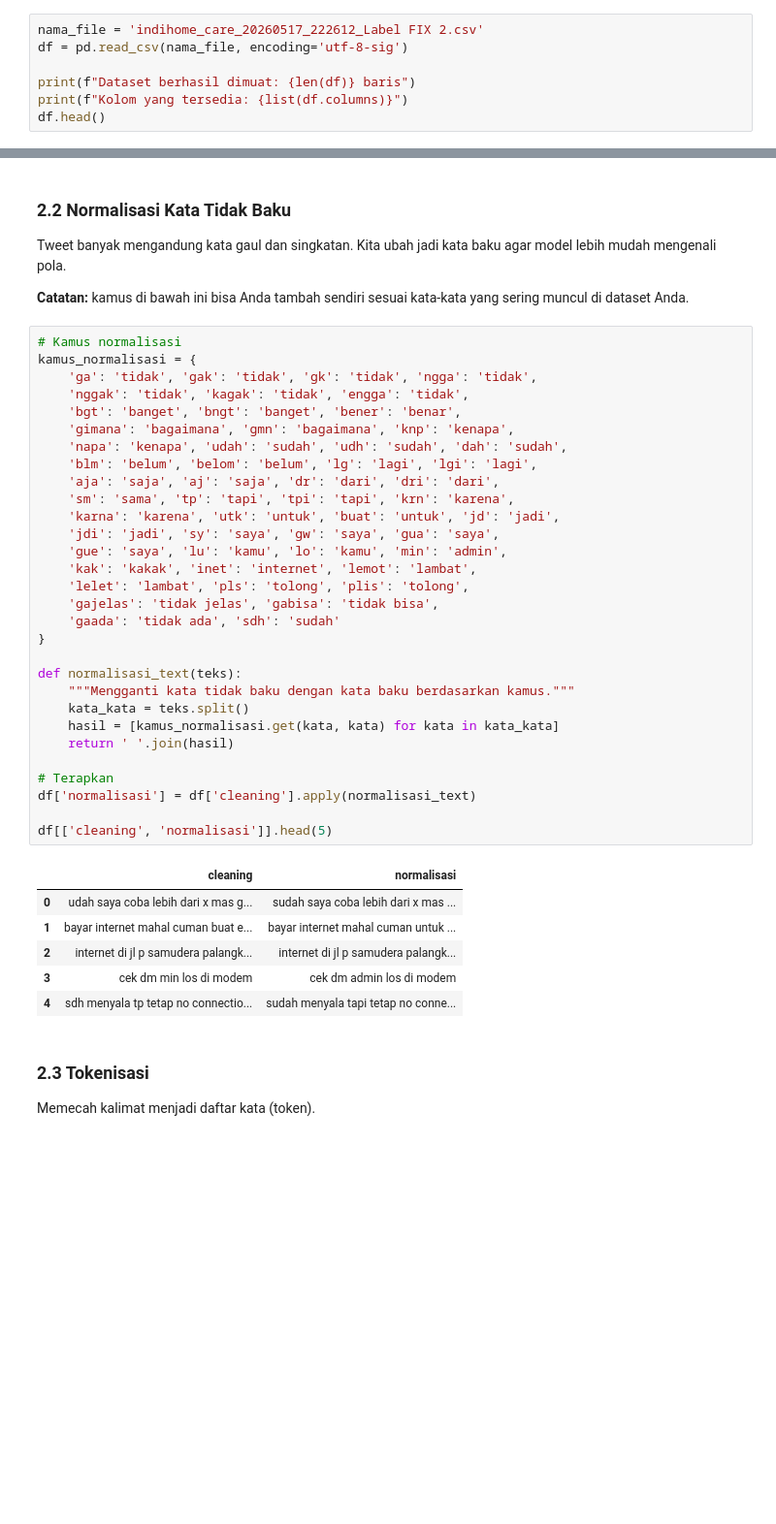
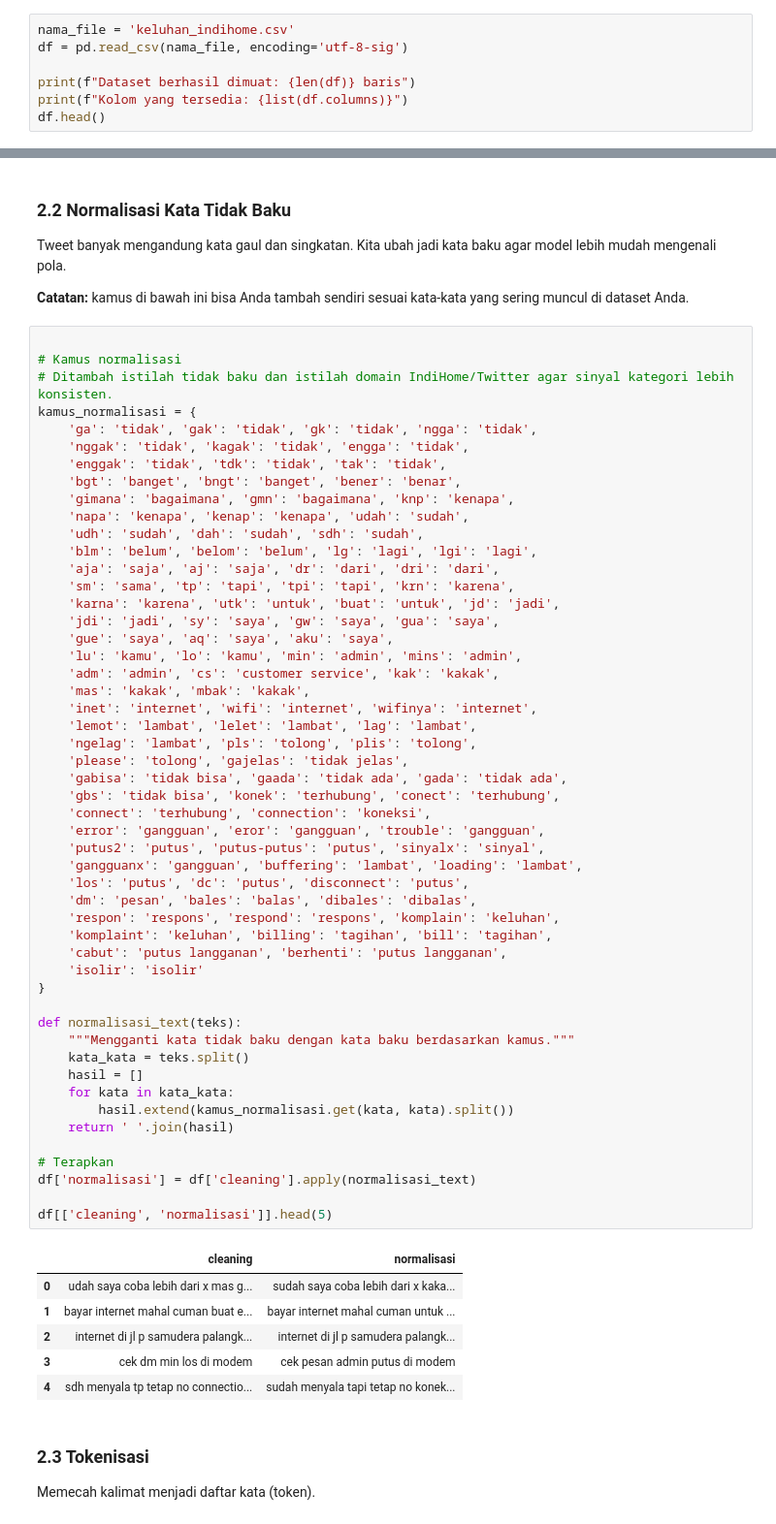
Before and after one commit to reuszy/Tubes_KAI, a Jupyter notebook: klasifikasi_keluhan_v3.ipynb, the cells around one changed output, grey strips where cells are left out. Shown at 97% size. Drawn from its saved outputs; the diff is of its cells as text; blank space fills up the shorter version.

```diff
--- a/klasifikasi_keluhan_v3.ipynb
+++ b/klasifikasi_keluhan_v3.ipynb
@@ -50,7 +52,7 @@ True
 # %% [markdown]
 ## 1. Load Dataset
 # %%
-nama_file = 'indihome_care_20260517_222612_Label FIX 2.csv'
+nama_file = 'keluhan_indihome.csv'
 df = pd.read_csv(nama_file, encoding='utf-8-sig')
 
 print(f"Dataset berhasil dimuat: {len(df)} baris")
@@ -777,42 +779,63 @@ Tweet banyak mengandung kata gaul dan singkatan. Kita ubah jadi kata baku agar m
 
 **Catatan:** kamus di bawah ini bisa Anda tambah sendiri sesuai kata-kata yang sering muncul di dataset Anda.
 # %%
+
 # Kamus normalisasi
+# Ditambah istilah tidak baku dan istilah domain IndiHome/Twitter agar sinyal kategori lebih konsisten.
 kamus_normalisasi = {
     'ga': 'tidak', 'gak': 'tidak', 'gk': 'tidak', 'ngga': 'tidak',
     'nggak': 'tidak', 'kagak': 'tidak', 'engga': 'tidak',
+    'enggak': 'tidak', 'tdk': 'tidak', 'tak': 'tidak',
     'bgt': 'banget', 'bngt': 'banget', 'bener': 'benar',
     'gimana': 'bagaimana', 'gmn': 'bagaimana', 'knp': 'kenapa',
-    'napa': 'kenapa', 'udah': 'sudah', 'udh': 'sudah', 'dah': 'sudah',
+    'napa': 'kenapa', 'kenap': 'kenapa', 'udah': 'sudah',
+    'udh': 'sudah', 'dah': 'sudah', 'sdh': 'sudah',
     'blm': 'belum', 'belom': 'belum', 'lg': 'lagi', 'lgi': 'lagi',
     'aja': 'saja', 'aj': 'saja', 'dr': 'dari', 'dri': 'dari',
     'sm': 'sama', 'tp': 'tapi', 'tpi': 'tapi', 'krn': 'karena',
     'karna': 'karena', 'utk': 'untuk', 'buat': 'untuk', 'jd': 'jadi',
     'jdi': 'jadi', 'sy': 'saya', 'gw': 'saya', 'gua': 'saya',
-    'gue': 'saya', 'lu': 'kamu', 'lo': 'kamu', 'min': 'admin',
-    'kak': 'kakak', 'inet': 'internet', 'lemot': 'lambat',
-    'lelet': 'lambat', 'pls': 'tolong', 'plis': 'tolong',
-    'gajelas': 'tidak jelas', 'gabisa': 'tidak bisa',
-    'gaada': 'tidak ada', 'sdh': 'sudah'
+    'gue': 'saya', 'aq': 'saya', 'aku': 'saya',
+    'lu': 'kamu', 'lo': 'kamu', 'min': 'admin', 'mins': 'admin',
+    'adm': 'admin', 'cs': 'customer service', 'kak': 'kakak',
+    'mas': 'kakak', 'mbak': 'kakak',
+    'inet': 'internet', 'wifi': 'internet', 'wifinya': 'internet',
+    'lemot': 'lambat', 'lelet': 'lambat', 'lag': 'lambat',
+    'ngelag': 'lambat', 'pls': 'tolong', 'plis': 'tolong',
+    'please': 'tolong', 'gajelas': 'tidak jelas',
+    'gabisa': 'tidak bisa', 'gaada': 'tidak ada', 'gada': 'tidak ada',
+    'gbs': 'tidak bisa', 'konek': 'terhubung', 'conect': 'terhubung',
+    'connect': 'terhubung', 'connection': 'koneksi',
+    'error': 'gangguan', 'eror': 'gangguan', 'trouble': 'gangguan',
+    'putus2': 'putus', 'putus-putus': 'putus', 'sinyalx': 'sinyal',
+    'gangguanx': 'gangguan', 'buffering': 'lambat', 'loading': 'lambat',
+    'los': 'putus', 'dc': 'putus', 'disconnect': 'putus',
+    'dm': 'pesan', 'bales': 'balas', 'dibales': 'dibalas',
+    'respon': 'respons', 'respond': 'respons', 'komplain': 'keluhan',
+    'komplaint': 'keluhan', 'billing': 'tagihan', 'bill': 'tagihan',
+    'cabut': 'putus langganan', 'berhenti': 'putus langganan',
+    'isolir': 'isolir'
 }
 
 def normalisasi_text(teks):
     """Mengganti kata tidak baku dengan kata baku berdasarkan kamus."""
     kata_kata = teks.split()
-    hasil = [kamus_normalisasi.get(kata, kata) for kata in kata_kata]
+    hasil = []
+    for kata in kata_kata:
+        hasil.extend(kamus_normalisasi.get(kata, kata).split())
     return ' '.join(hasil)
 
 # Terapkan
 df['normalisasi'] = df['cleaning'].apply(normalisasi_text)
 
 df[['cleaning', 'normalisasi']].head(5)
 # %% [output]
 |  | cleaning | normalisasi |
-| 0 | udah saya coba lebih dari x mas g... | sudah saya coba lebih dari x mas ... |
+| 0 | udah saya coba lebih dari x mas g... | sudah saya coba lebih dari x kaka... |
 | 1 | bayar internet mahal cuman buat e... | bayar internet mahal cuman untuk ... |
 | 2 | internet di jl p samudera palangk... | internet di jl p samudera palangk... |
-| 3 | cek dm min los di modem | cek dm admin los di modem |
-| 4 | sdh menyala tp tetap no connectio... | sudah menyala tapi tetap no conne... |
+| 3 | cek dm min los di modem | cek pesan admin putus di modem |
+| 4 | sdh menyala tp tetap no connectio... | sudah menyala tapi tetap no konek... |
 # %% [markdown]
 ### 2.3 Tokenisasi
 
```
Also changed, not shown: parts of 17 cells of this notebook, 8 other files.
